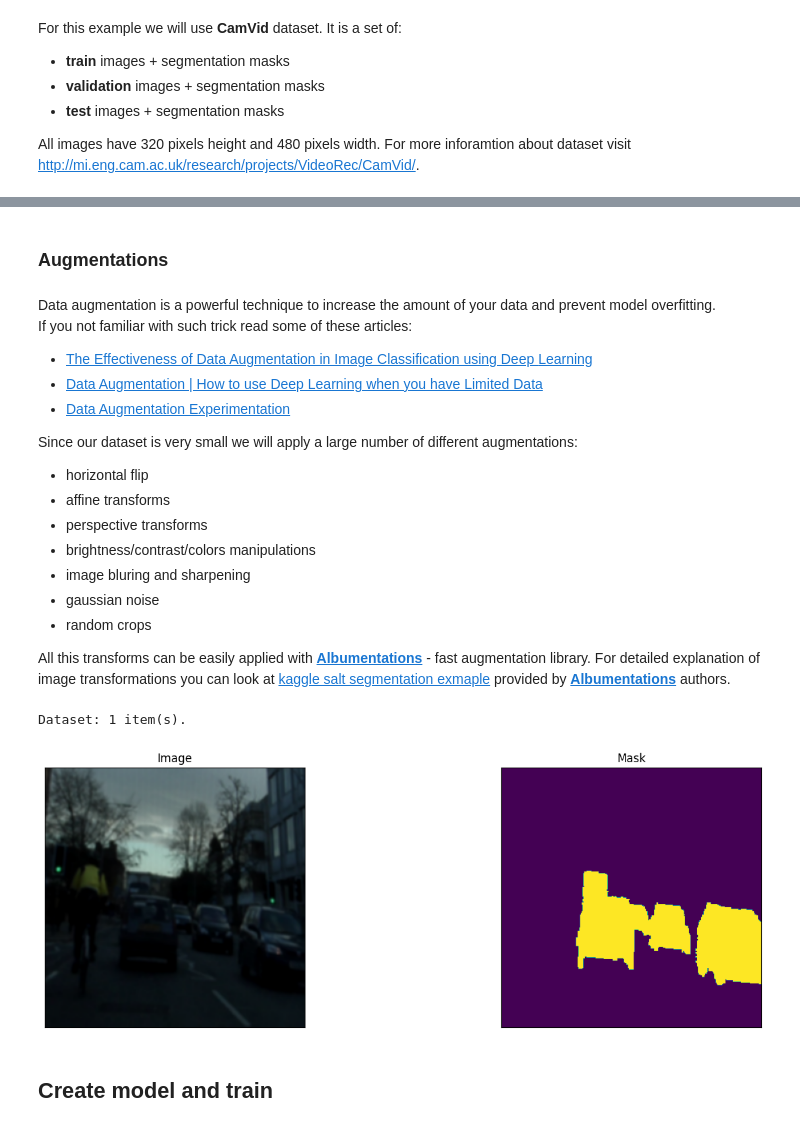
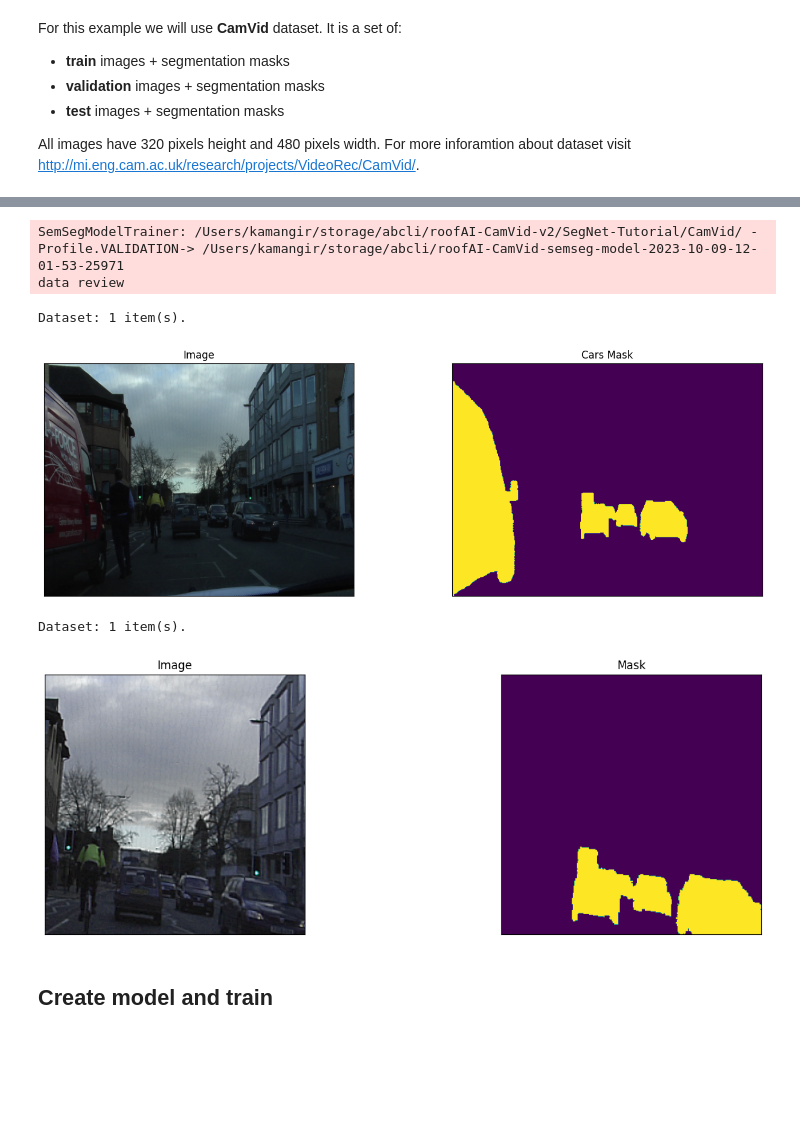
Before and after one commit to kamangir/roofAI, a Jupyter notebook: notebooks/semseg.ipynb, the cells around one changed output, grey strips where cells are left out. Drawn from its saved outputs; the diff is of its cells as text; code cells hidden in the pictures; blank space fills up the shorter version.

Commit message:
notebook -> py - kamangir/bolt#746

```diff
--- a/notebooks/semseg.ipynb
+++ b/notebooks/semseg.ipynb
@@ -29,4 +36,5 @@ abcli-7.2362.1-unknown, built on 09 October 2023, 10:48:35
 # %%
 dataset_object = "roofAI-CamVid-v2"
 model_object = objects.unique_object("roofAI-CamVid-semseg-model")
+profile = Profile.VALIDATION # FULL, QUICK, VALIDATION
 # %% [output]
@@ -34,19 +42,5 @@ model_object = objects.unique_object("roofAI-CamVid-semseg-model")
 # %%
 model_object_path = objects.object_path(object_name=model_object)
-# %%
-profile = "validation" # full, quick, validation
-
-epoch_count = {
-    "full": 40,
-    "quick": 10,
-    "validation": 1,
-    }[profile]
-
-data_count = {
-    "full": -1,
-    "quick": 20,
-    "validation": 1,
-    }[profile]
 # %%
 # Install required libs
 #!pip install -U segmentation-models-pytorch albumentations --user
@@ -72,7 +59,7 @@ import matplotlib.pyplot as plt
 # %%
-dataset_object_path = objects.path_of(
+dataset_path = objects.path_of(
     "SegNet-Tutorial/CamVid/",
     object_name=dataset_object
 )
-logger.info(f"dataset_object_path: {dataset_object_path}")
+logger.info(f"dataset_path: {dataset_path}")
 # %% [output]
@@ -202,21 +66,0 @@ Dataset: 1 item(s).
-# %% [markdown]
-### Augmentations
-# %% [markdown]
-Data augmentation is a powerful technique to increase the amount of your data and prevent model overfitting.
-If you not familiar with such trick read some of these articles:
- - [The Effectiveness of Data Augmentation in Image Classification using Deep
-Learning](http://cs231n.stanford.edu/reports/2017/pdfs/300.pdf)
- - [Data Augmentation | How to use Deep Learning when you have Limited Data](https://medium.com/nanonets/how-to-use-deep-learning-when-you-have-limited-data-part-2-data-augmentation-c26971dc8ced)
- - [Data Augmentation Experimentation](https://towardsdatascience.com/data-augmentation-experimentation-3e274504f04b)
-
-Since our dataset is very small we will apply a large number of different augmentations:
- - horizontal flip
- - affine transforms
- - perspective transforms
- - brightness/contrast/colors manipulations
- - image bluring and sharpening
- - gaussian noise
- - random crops
-
-All this transforms can be easily applied with [**Albumentations**](https://github.com/albu/albumentations/) - fast augmentation library.
-For detailed explanation of image transformations you can look at [kaggle salt segmentation exmaple](https://github.com/albu/albumentations/blob/master/notebooks/example_kaggle_salt.ipynb) provided by [**Albumentations**](https://github.com/albu/albumentations/) authors.
@@ -296,21 +67,17 @@ def get_preprocessing(preprocessing_fn):
-# %%
-#### Visualize resulted augmented images and masks
-
-augmented_dataset = Dataset(
-    x_train_dir,
-    y_train_dir,
-    augmentation=get_training_augmentation(),
-    classes=['car'],
-    count=data_count
-)
-
-# same image with different random transforms
-for i in range(1 if profile == "validation" else 3):
-    image, mask = augmented_dataset[0]
-    visualize(image=image, mask=mask.squeeze(-1))
-# %% [output]
-Dataset: 1 item(s).
-[figure, removed]
+# %%
+trainer = SemSegModelTrainer(
+    dataset_path=dataset_path,
+    model_path=model_object_path,
+    in_notebook=True,
+    profile=profile,
+)
+# %% [output]
+SemSegModelTrainer: /Users/kamangir/storage/abcli/roofAI-CamVid-v2/SegNet-Tutorial/CamVid/ -Profile.VALIDATION-> /Users/kamangir/storage/abcli/roofAI-CamVid-semseg-model-2023-10-09-12-01-53-25971
+data review
+Dataset: 1 item(s).
+[figure, added]
+Dataset: 1 item(s).
+[figure, added]
 # %% [markdown]
 ## Create model and train
 # %%
```
Also changed, not shown: parts of 20 cells of this notebook, 7 other files.
